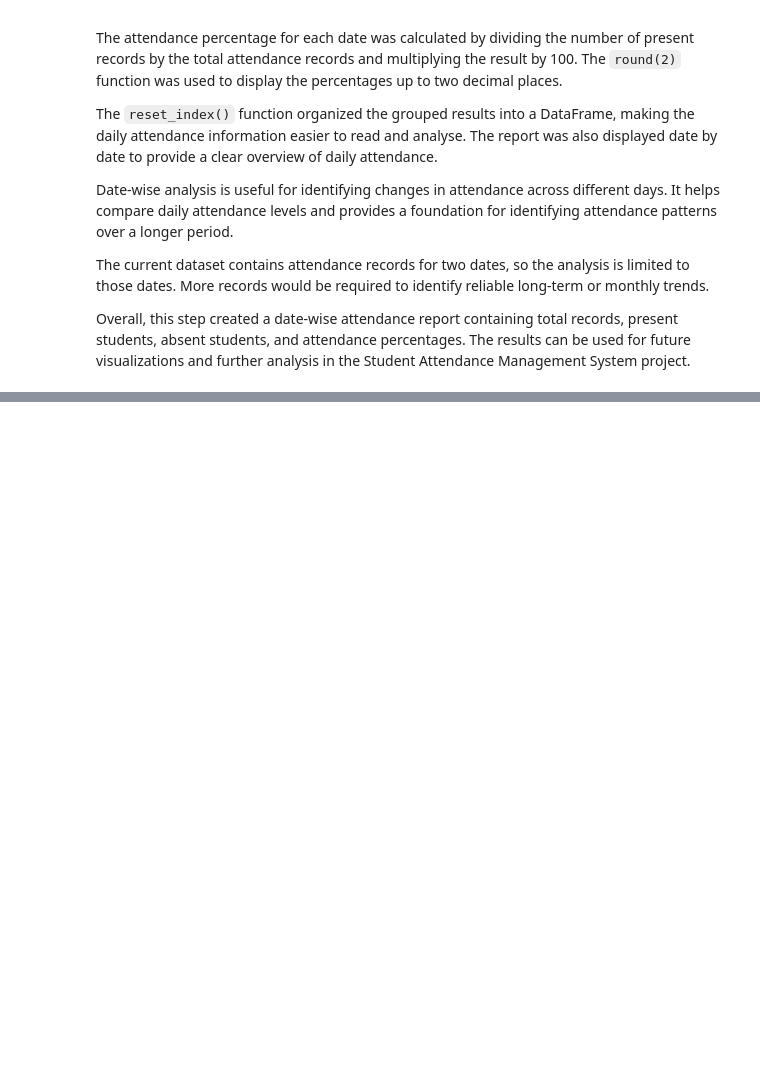
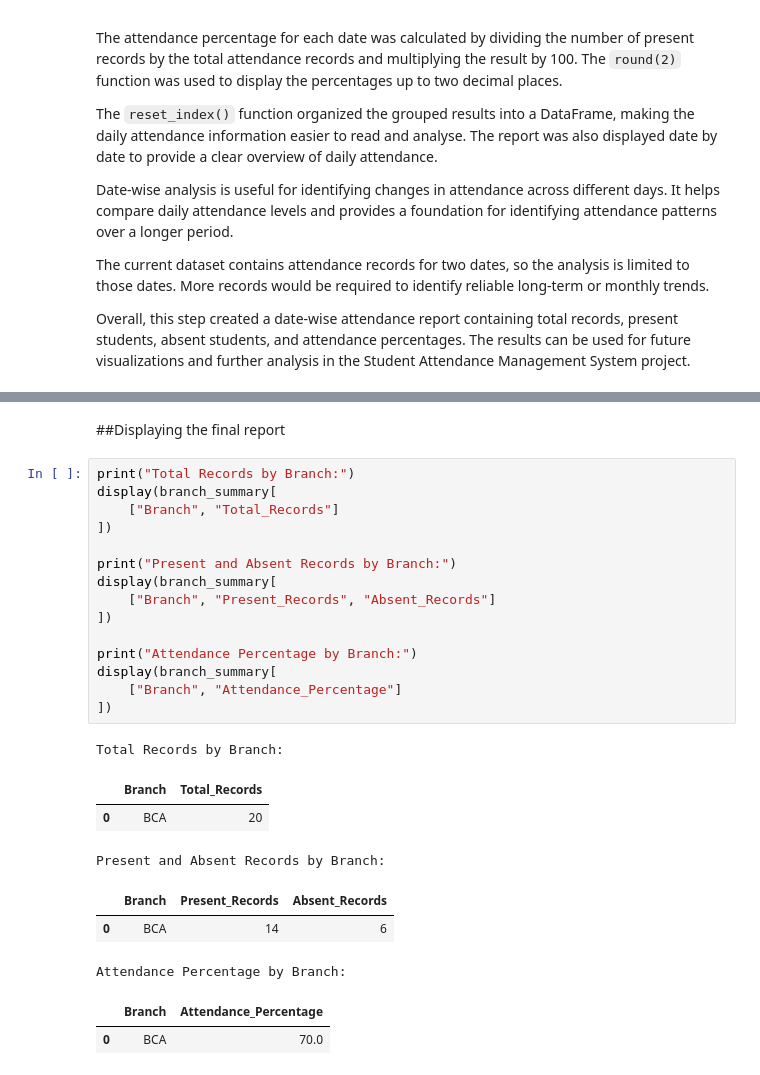
Before and after one commit to puja-200627/YBI_INTERNSHIP_PROJECTS, a Jupyter notebook: STUDENT_ATTENDANCE_MANAGEMENT_SYSTEM.ipynb, the cells around one changed output, grey strips where cells are left out. Drawn from its saved outputs; the diff is of its cells as text; blank space fills up the shorter version.

```diff
--- a/STUDENT_ATTENDANCE_MANAGEMENT_SYSTEM.ipynb
+++ b/STUDENT_ATTENDANCE_MANAGEMENT_SYSTEM.ipynb
@@ -2035,0 +2136,27 @@ Overall, this step created a date-wise attendance report containing total record
+# %% [markdown]
+##Displaying the final report
+# %%
+print("Total Records by Branch:")
+display(branch_summary[
+    ["Branch", "Total_Records"]
+])
+
+print("Present and Absent Records by Branch:")
+display(branch_summary[
+    ["Branch", "Present_Records", "Absent_Records"]
+])
+
+print("Attendance Percentage by Branch:")
+display(branch_summary[
+    ["Branch", "Attendance_Percentage"]
+])
+# %% [output]
+Total Records by Branch:
+|  | Branch | Total_Records |
+| 0 | BCA | 20 |
+Present and Absent Records by Branch:
+|  | Branch | Present_Records | Absent_Records |
+| 0 | BCA | 14 | 6 |
+Attendance Percentage by Branch:
+|  | Branch | Attendance_Percentage |
+| 0 | BCA | 70.0 |
```
Also changed, not shown: parts of 8 cells of this notebook.
